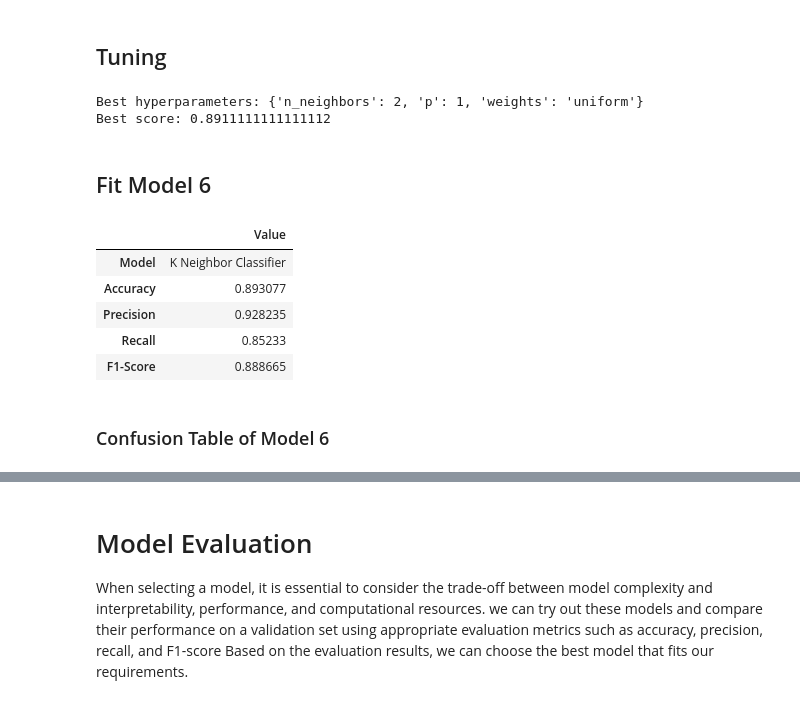
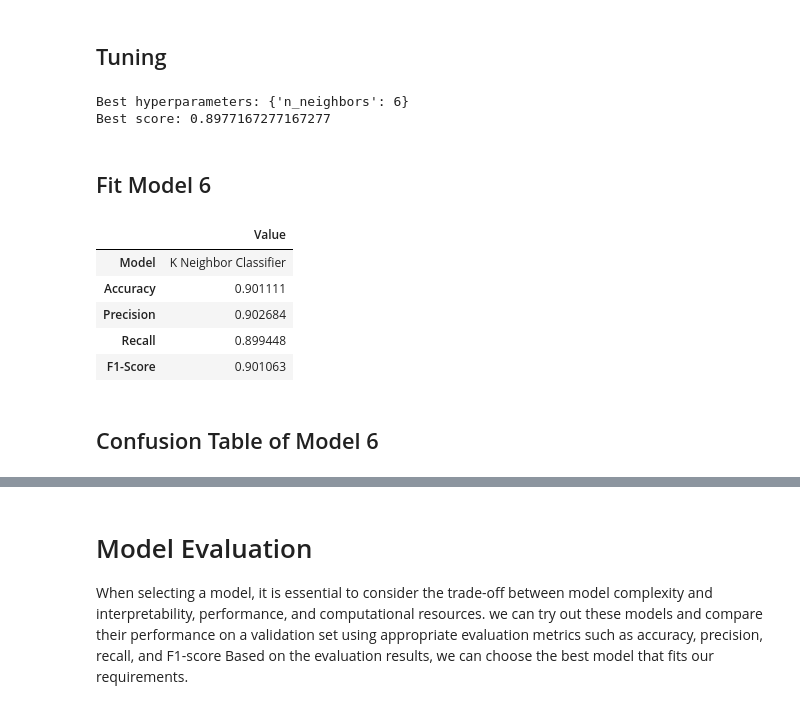
Before and after one commit to KB0129/research_scholar_kitsune, a Jupyter notebook: classcification.ipynb, the cells around one changed output, grey strips where cells are left out. Cells and saved outputs as stored; diff of their text form; code cells hidden in the pictures.

Commit message:
Add Models

```diff
--- a/classcification.ipynb
+++ b/classcification.ipynb
@@ -461,9 +461,9 @@ cm
 # %%
 # define the parameter grid to search over
 param_grid = {
-    'max_depth': [18],
-    'min_samples_split': [15],
-    'min_samples_leaf': [2]
+    'criterion': ['entropy','gini'],
+    'n_estimators': list(range(10, 100, 10)),
+    'max_depth': list(range(10, 100, 10))
 }
 # create an instance of the model
 rf = RandomForestClassifier()
@@ -523,11 +527,8 @@ cm
 # %%
 # define the parameter grid to search over
 param_grid = {
-    'n_estimators': [50],
-    'learning_rate': [0.1],
-    'max_depth': [5],
-    'min_samples_split': [2],
-    'min_samples_leaf': [1]
+    "n_estimators": range(50, 100, 10),
+    "learning_rate":[0.01, 0.1, 1.0, 10, 100]
 }
 
 # create an instance of the model
@@ -580,7 +596,7 @@ from sklearn.svm import SVC
 param_grid = {
     'C': [1000],
     'kernel': ['rbf'],
-    'gamma': [0.00001]
+    'gamma': [3.0]
 }
 
 # create an instance of the model
@@ -645,9 +661,7 @@ from sklearn.neighbors import KNeighborsClassifier
 
 # define the parameter grid to search over
 param_grid = {
-    'n_neighbors': [2],
-    'weights': ['uniform'],
-    'p': [1, 2]
+    'n_neighbors': range(1, 10)
 }
 
 # create a KNeighborsClassifier object
@@ -661,37 +675,37 @@ grid_search.fit(X_train, y_train)
 print("Best hyperparameters:", grid_search.best_params_)
 print("Best score:", grid_search.best_score_)
 # %% [output]
-Best hyperparameters: {'n_neighbors': 2, 'p': 1, 'weights': 'uniform'}
-Best score: 0.8911111111111112
+Best hyperparameters: {'n_neighbors': 6}
+Best score: 0.8977167277167277
 # %% [markdown]
 ## Fit Model 6
 # %%
 # use the best hyperparameters to train a new KNeighborsClassifier
-best_knn = KNeighborsClassifier(n_neighbors=grid_search.best_params_['n_neighbors'], weights=grid_search.best_params_['weights'], p=grid_search.best_params_['p'])
+best_knn = KNeighborsClassifier(**grid_search.best_params_)
 
 # fit the model to the training data
 best_knn.fit(X_train, y_train)
 
 # make predictions on the test data
 y_pred_kNN = best_knn.predict(X_test)
 
 # get the Performance metrics by method created above
 metric_kNN = get_model_metrics(model_name="K Neighbor Classifier", y_true=y_test, y_pred=y_pred_kNN)
 
 # add metric to global list for conclusive evaluation
 metrics_table.append(metric_kNN)
 
 # display metric dictionary in df
 pd.DataFrame.from_dict(metric_kNN, orient='index', columns=['Value'])
 # %% [output]
 |  | Value |
 | Model | K Neighbor Classifier |
-| Accuracy | 0.893077 |
-| Precision | 0.928235 |
-| Recall | 0.85233 |
-| F1-Score | 0.888665 |
+| Accuracy | 0.901111 |
+| Precision | 0.902684 |
+| Recall | 0.899448 |
+| F1-Score | 0.901063 |
 # %% [markdown]
-### Confusion Table of Model 6
+## Confusion Table of Model 6
 # %%
 # confusion matrix for SVM on the training dataset
 cm = pd.DataFrame(confusion_matrix(y_test, y_pred_kNN).T)
```
Also changed, not shown: parts of 46 cells of this notebook.
